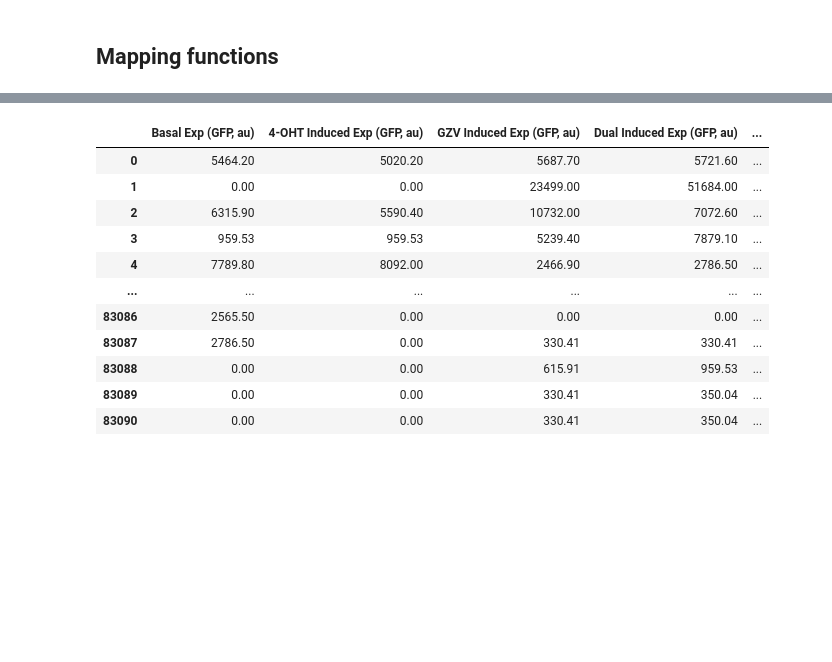
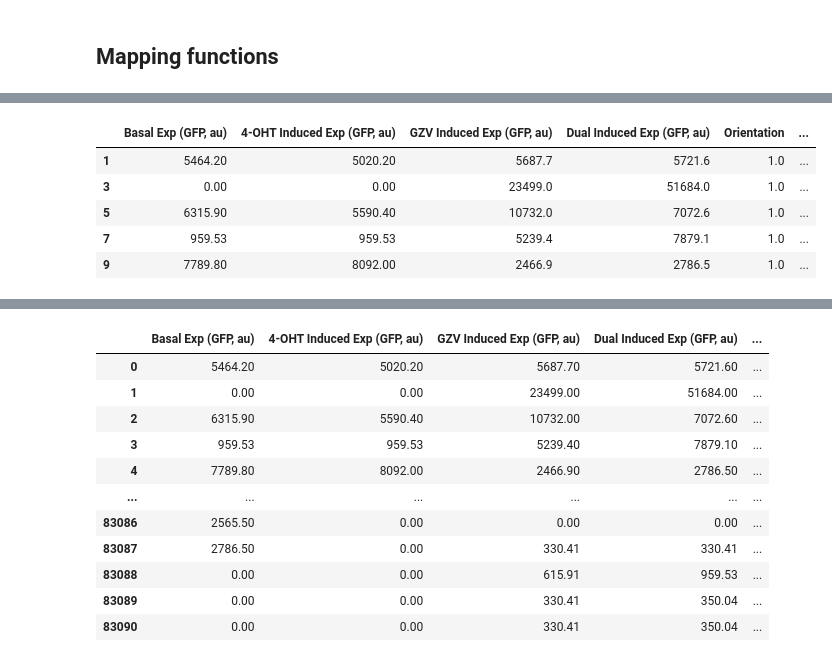
Before and after one commit to cellethology/gene_circuit_design, a Jupyter notebook: data_new/1M/data_analysis.ipynb, the cells around one changed output, grey strips where cells are left out. Drawn from its saved outputs; the diff is of its cells as text; code cells hidden in the pictures; blank space fills up the shorter version.

```diff
--- a/data_new/1M/data_analysis.ipynb
+++ b/data_new/1M/data_analysis.ipynb
@@ -169,0 +355,13 @@ B: gatgagtttcccacgatggtgtttccttctgggcagatcagccaggcctcggccttggccccggcccctccccaagt
+# %%
+base_ABR_short = pd.concat(
+    [base_ABR.iloc[:, :4], base_ABR['Orientation'],base_ABR.iloc[:, -3:]],
+    axis=1
+)
+base_ABR_short.head()
+# %% [output]
+|  | Basal Exp (GFP, au) | 4-OHT Induced Exp (GFP, au) | GZV Induced Exp (GFP, au) | Dual Induced Exp (GFP, au) | Orientation | ... |
+| 1 | 5464.20 | 5020.20 | 5687.7 | 5721.6 | 1.0 | ... |
+| 3 | 0.00 | 0.00 | 23499.0 | 51684.0 | 1.0 | ... |
+| 5 | 6315.90 | 5590.40 | 10732.0 | 7072.6 | 1.0 | ... |
+| 7 | 959.53 | 959.53 | 5239.4 | 7879.1 | 1.0 | ... |
+| 9 | 7789.80 | 8092.00 | 2466.9 | 2786.5 | 1.0 | ... |
```
Also changed, not shown: parts of 25 cells of this notebook, 12 other files.
